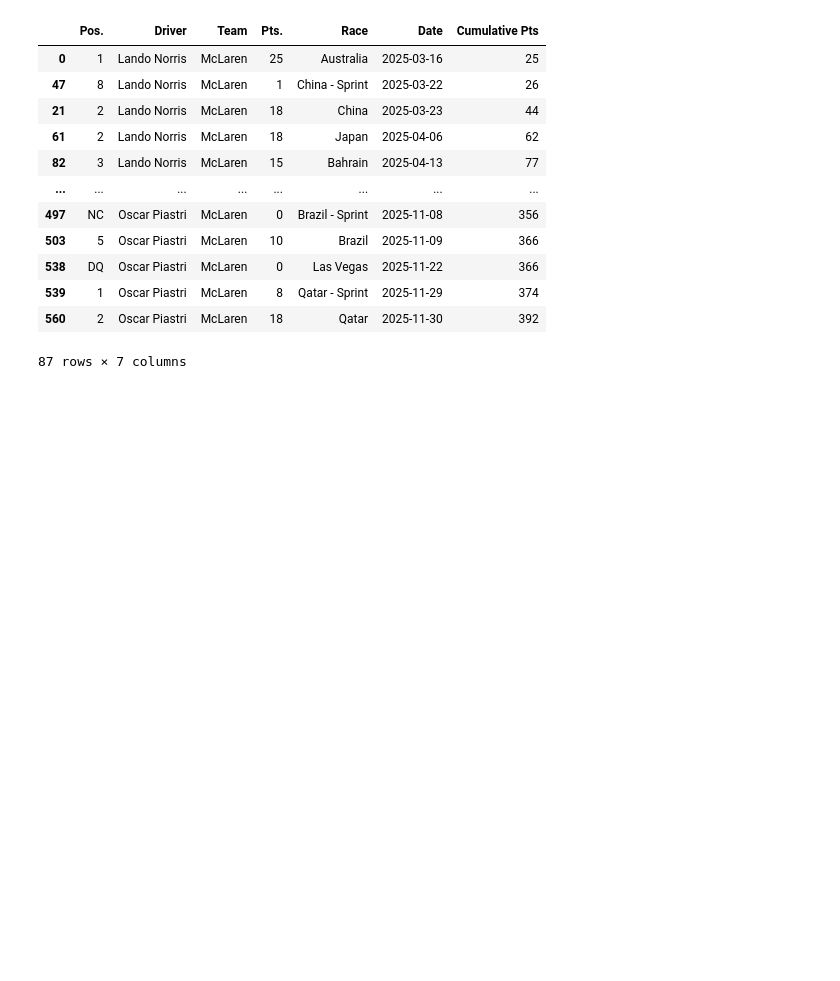
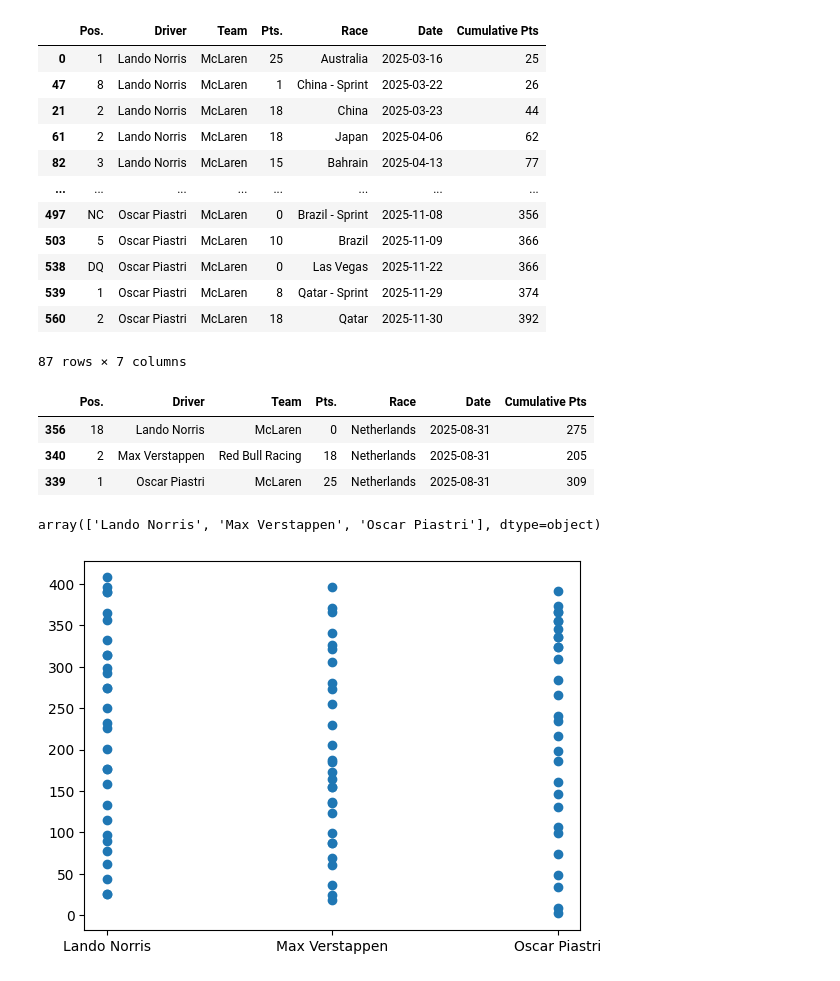
Before and after one commit to andrebarros6/f1, a Jupyter notebook: f12025.ipynb, the cells around one changed output. Cells and saved outputs as stored; diff of their text form; code cells hidden in the pictures; blank space fills up the shorter version.

```diff
--- a/f12025.ipynb
+++ b/f12025.ipynb
@@ -115,3 +114,11 @@ top3
 | 539 | 1 | Oscar Piastri | McLaren | 8 | Qatar - Sprint | 2025-11-29 | 374 |
 | 560 | 2 | Oscar Piastri | McLaren | 18 | Qatar | 2025-11-30 | 392 |
 87 rows × 7 columns
+# %%
+agosto_31 = top3[top3["Date"] == "2025-08-31"]
+agosto_31
+# %% [output]
+|  | Pos. | Driver | Team | Pts. | Race | Date | Cumulative Pts |
+| 356 | 18 | Lando Norris | McLaren | 0 | Netherlands | 2025-08-31 | 275 |
+| 340 | 2 | Max Verstappen | Red Bull Racing | 18 | Netherlands | 2025-08-31 | 205 |
+| 339 | 1 | Oscar Piastri | McLaren | 25 | Netherlands | 2025-08-31 | 309 |
@@ -140,0 +218,4 @@ fig.show()
+# %%
+top3['Driver'].unique()
+# %% [output]
+array(['Lando Norris', 'Max Verstappen', 'Oscar Piastri'], dtype=object)
@@ -140,0 +261,8 @@ fig.show()
+# %%
+x = top3["Driver"]
+y = top3["Cumulative Pts"]
+
+plt.scatter(x, y )
+plt.show()
+# %% [output]
+[figure, added]
```
Also changed, not shown: parts of 25 cells of this notebook, 3 other files.
